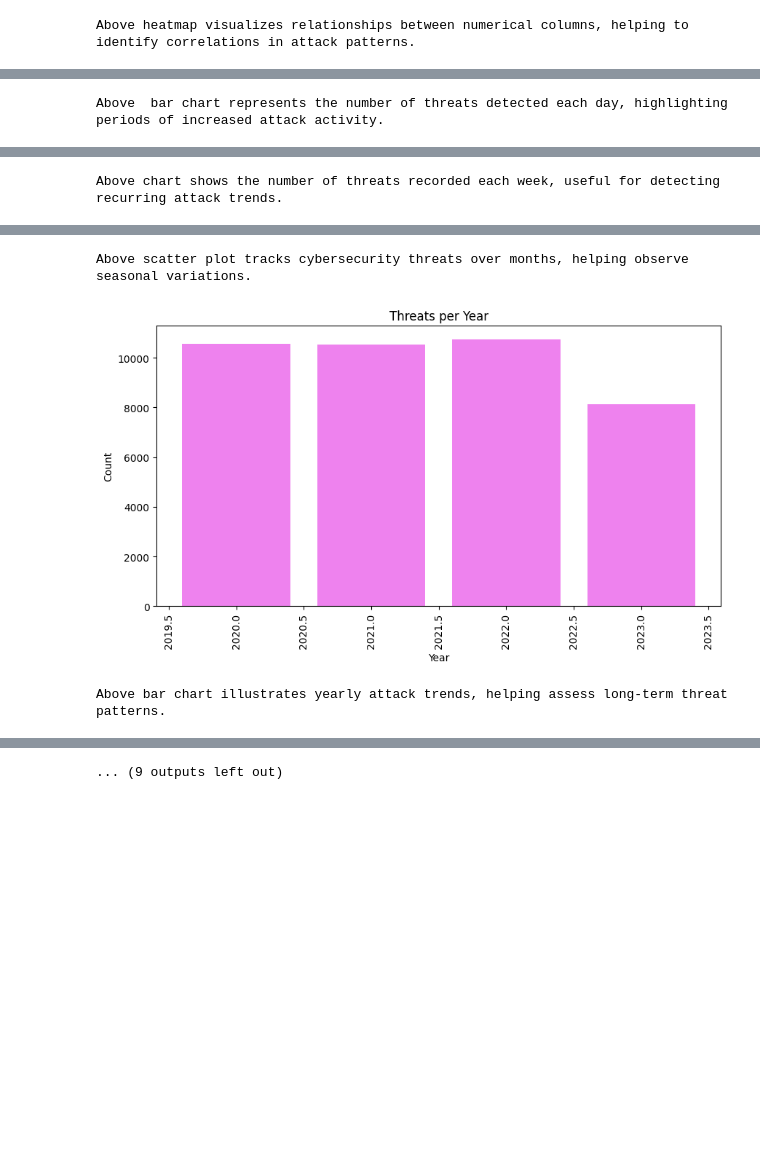
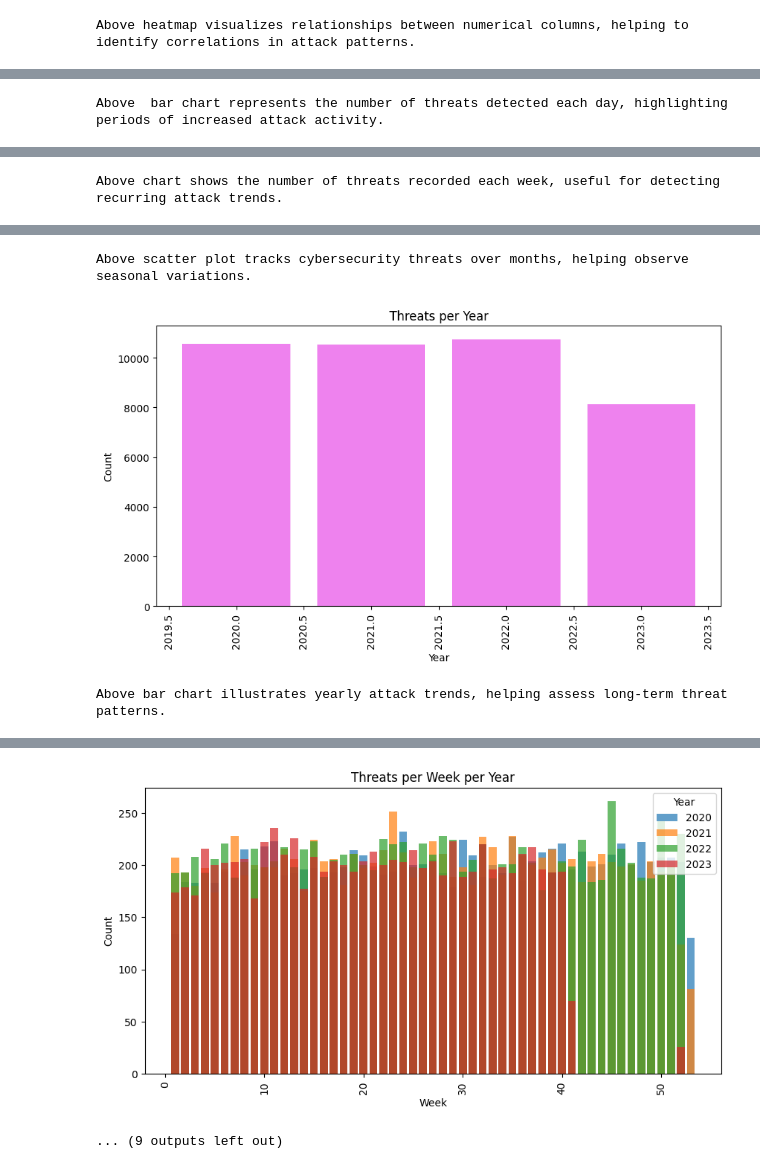
Before and after one commit to darapanenichandana/my-app, a Jupyter notebook: slab1(a).ipynb, the cells around one changed output, grey strips where cells are left out. Drawn from its saved outputs; the diff is of its cells as text; code cells hidden in the pictures; blank space fills up the shorter version.

Commit message:
data analysis

```diff
--- a/slab1(a).ipynb
+++ b/slab1(a).ipynb
@@ -84,43 +84,64 @@ if 'Timestamp' in df.columns:
     print("\nAbove bar chart illustrates yearly attack trends, helping assess long-term threat patterns.")
 
 
-    weekly_threats = df.groupby(['Year', 'Week']).size().reset_index(name='Count')
 
+plt.figure(figsize=(10, 5))
+for year in weekly_threats['Year'].unique():
+    subset = weekly_threats[weekly_threats['Year'] == year]
+    plt.bar(subset['Week'], subset['Count'], label=str(year), alpha=0.7)
 
-    fig_weekly = px.bar(weekly_threats, x='Week', y='Count', color='Year', title='Threats per Week per Year')
-    fig_weekly.show()
-    print("\nAbove graph compares weekly threats across years, highlighting peak attack periods.")
-
+plt.xticks(rotation=90)
+plt.title("Threats per Week per Year")
+plt.xlabel("Week")
+plt.ylabel("Count")
+plt.legend(title="Year")
+plt.show()
+print("\nAbove graph compares weekly threats across years, highlighting peak attack periods.")
 
 if 'Traffic Type' in df.columns:
     traffic_type_counts = df['Traffic Type'].value_counts().reset_index()
     traffic_type_counts.columns = ['Traffic Type', 'Count']
-    fig_traffic = px.bar(traffic_type_counts, x='Traffic Type', y='Count', title='Top Traffic Types', color='Traffic Type')
-    fig_traffic.show()
+    plt.figure(figsize=(10, 5))
+    plt.bar(traffic_type_counts['Traffic Type'], traffic_type_counts['Count'], color='blue')
+    plt.xticks(rotation=90)
+    plt.title("Top Traffic Types")
+    plt.xlabel("Traffic Type")
+    plt.ylabel("Count")
+    plt.show()
     print("\nAbove chart displays the most common traffic types, indicating attack methods or normal network behavior.")
 
 
 if 'Attack Type' in df.columns:
     attack_type_counts = df['Attack Type'].value_counts().reset_index()
     attack_type_counts.columns = ['Attack Type', 'Count']
-    fig_attack = px.bar(attack_type_counts, x='Attack Type', y='Count', title='Top Attack Types', color='Attack Type')
-    fig_attack.show()
+    plt.figure(figsize=(10, 5))
+    plt.bar(attack_type_counts['Attack Type'], attack_type_counts['Count'], color='red')
+    plt.xticks(rotation=90)
+    plt.title("Top Attack Types")
+    plt.xlabel("Attack Type")
+    plt.ylabel("Count")
+    plt.show()
     print("\nAbove graph shows the most frequent attack types, helping prioritize security responses.")
 
 
 if 'Severity Level' in df.columns:
     severity_counts = df['Severity Level'].value_counts().reset_index()
     severity_counts.columns = ['Severity Level', 'Count']
-    fig_severity = px.pie(severity_counts, values='Count', names='Severity Level', title='Severity Level Distribution')
-    fig_severity.show()
+    plt.figure(figsize=(7, 7))
+    plt.pie(severity_counts['Count'], labels=severity_counts['Severity Level'], autopct='%1.1f%%', colors=['gold', 'lightcoral', 'skyblue', 'green'])
+    plt.title("Severity Level Distribution")
+    plt.show()
     print("\nAbove pie chart illustrates the severity levels of recorded attacks, indicating high-risk threats.")
 
 
 if 'Geo-location Data' in df.columns:
-    geo_counts = df['Geo-location Data'].value_counts().reset_index().head(10)
-    geo_counts.columns = ['Geo-location Data', 'Count']
-    fig_geo = px.bar(geo_counts, x='Geo-location Data', y='Count', title='Top 10 Attack Locations', color='Geo-location Data')
-    fig_geo.show()
+    plt.figure(figsize=(10, 5))
+    plt.bar(geo_counts['Geo-location Data'], geo_counts['Count'], color='blue')
+    plt.xticks(rotation=90)
+    plt.title("Top 10 Attack Locations")
+    plt.xlabel("Geo-location Data")
+    plt.ylabel("Count")
+    plt.show()
     print("\nAbove chart highlights the top 10 regions experiencing the most attacks, helping target security improvements.")
 # %% [output]
 Dataset Overview:
@@ -154 +174,2 @@ Above bar chart illustrates yearly attack trends, helping assess long-term threa
+[figure, added]
 ... (9 outputs left out)
```
Also changed, not shown: parts of 1 cell of this notebook.
